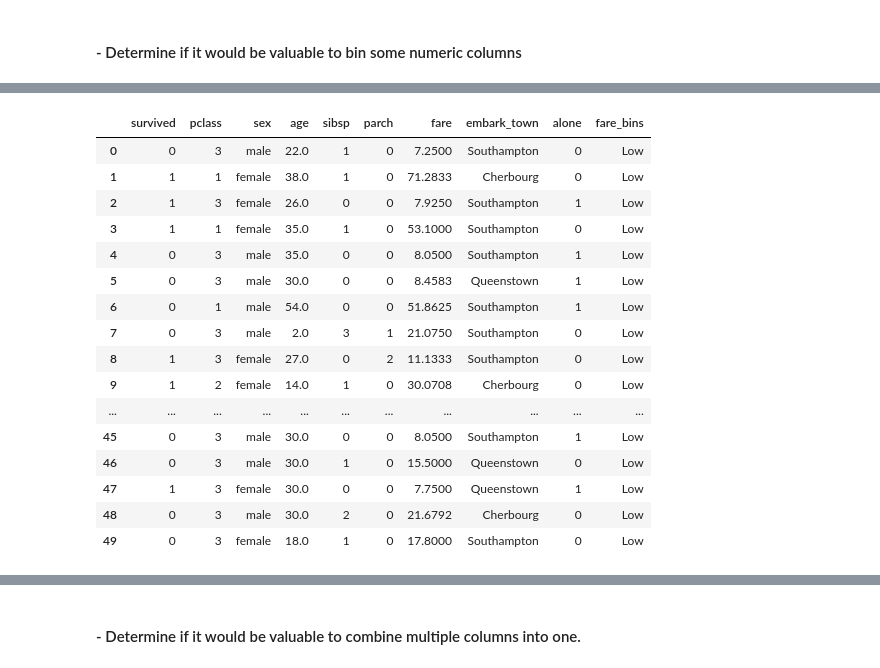
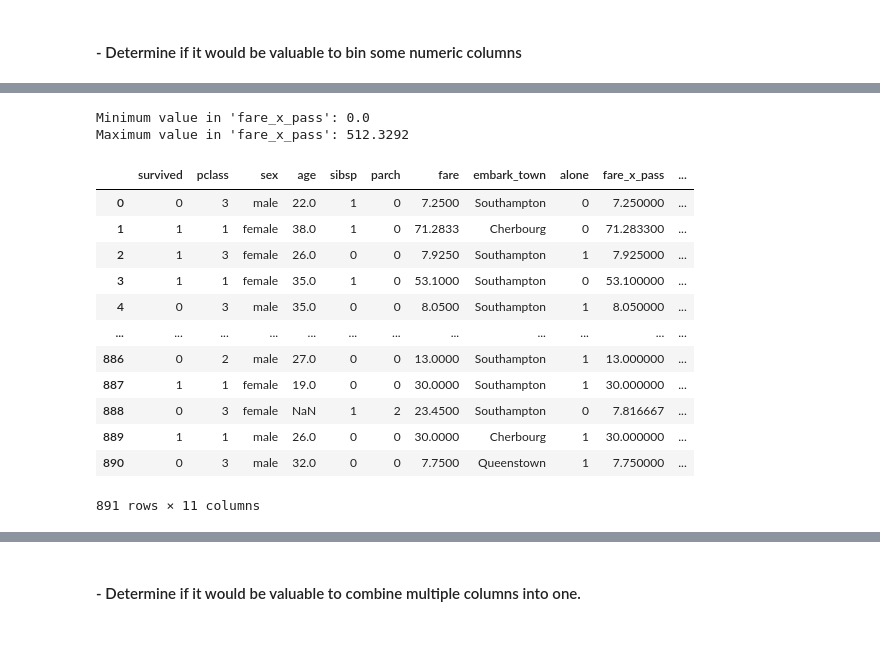
Before and after one commit to Segura-Jorge/classification-exercises, a Jupyter notebook: explore.ipynb, the cells around one changed output, grey strips where cells are left out. Saved outputs shown, nothing was run; the diff lists cells and outputs as text; code cells hidden in the pictures; blank space fills up the shorter version.

```diff
--- a/explore.ipynb
+++ b/explore.ipynb
@@ -512,3 +512,6 @@ titanic.head()
 titanic.loc[:, 'embark_town'] = titanic.embark_town.fillna('Southampton')
 # %% [markdown]
 #### - Determine if it would be valuable to bin some numeric columns
+# %%
+# added a column that divides fare to the total in tickets bough in that transaction
+titanic['fare_x_pass'] = titanic['fare'] / (titanic['sibsp'] + titanic['parch'] + titanic['alone']).astype(float)
@@ -515,31 +538,32 @@ titanic.loc[:, 'embark_town'] = titanic.embark_town.fillna('Southampton')
+# %%
+# Check the range of your data:
+min_val = titanic['fare_x_pass'].min()
+max_val = titanic['fare_x_pass'].max()
+
+print(f"Minimum value in 'fare_x_pass': {min_val}")
+print(f"Maximum value in 'fare_x_pass': {max_val}")
+# %% [output]
+Minimum value in 'fare_x_pass': 0.0
+Maximum value in 'fare_x_pass': 512.3292
 # %%
-# will try to bin fare
-titanic = acq.prep_titanic(acq.get_titanic_data())
-# Define custom bin edges
-bin_edges = [0, 10, 25, 1000]  # Change these values as needed
+# Adjust bin edges if necessary based on the min and max values
+bin_edges = [-1, 9, 26, 520]
 
-# Create bins for 'fare' based on custom bin edges
-titanic['fare_bins'] = pd.cut(titanic['fare'], bins=bin_edges, labels=['Low', 'Medium', 'High'], right=False)
+# Create bins for 'fare_x_pass' based on custom bin edges
+titanic['fare_bins'] = pd.cut(titanic['fare_x_pass'], bins=bin_edges, labels=['Low', 'Medium', 'High'], right=False)
 
-# Create bins for 'fare'
-titanic['fare_bins'] = pd.cut(titanic['fare'], bins=3, labels=['Low', 'Medium', 'High'])
-
-titanic.head(50)
+titanic
 # %% [output]
-|  | survived | pclass | sex | age | sibsp | parch | fare | embark_town | alone | fare_bins |
-| 0 | 0 | 3 | male | 22.0 | 1 | 0 | 7.2500 | Southampton | 0 | Low |
-| 1 | 1 | 1 | female | 38.0 | 1 | 0 | 71.2833 | Cherbourg | 0 | Low |
-| 2 | 1 | 3 | female | 26.0 | 0 | 0 | 7.9250 | Southampton | 1 | Low |
-| 3 | 1 | 1 | female | 35.0 | 1 | 0 | 53.1000 | Southampton | 0 | Low |
-| 4 | 0 | 3 | male | 35.0 | 0 | 0 | 8.0500 | Southampton | 1 | Low |
-| 5 | 0 | 3 | male | 30.0 | 0 | 0 | 8.4583 | Queenstown | 1 | Low |
-| 6 | 0 | 1 | male | 54.0 | 0 | 0 | 51.8625 | Southampton | 1 | Low |
-| 7 | 0 | 3 | male | 2.0 | 3 | 1 | 21.0750 | Southampton | 0 | Low |
-| 8 | 1 | 3 | female | 27.0 | 0 | 2 | 11.1333 | Southampton | 0 | Low |
-| 9 | 1 | 2 | female | 14.0 | 1 | 0 | 30.0708 | Cherbourg | 0 | Low |
-| ... | ... | ... | ... | ... | ... | ... | ... | ... | ... | ... |
-| 45 | 0 | 3 | male | 30.0 | 0 | 0 | 8.0500 | Southampton | 1 | Low |
-| 46 | 0 | 3 | male | 30.0 | 1 | 0 | 15.5000 | Queenstown | 0 | Low |
-| 47 | 1 | 3 | female | 30.0 | 0 | 0 | 7.7500 | Queenstown | 1 | Low |
-| 48 | 0 | 3 | male | 30.0 | 2 | 0 | 21.6792 | Cherbourg | 0 | Low |
-| 49 | 0 | 3 | female | 18.0 | 1 | 0 | 17.8000 | Southampton | 0 | Low |
+|  | survived | pclass | sex | age | sibsp | parch | fare | embark_town | alone | fare_x_pass | ... |
+| 0 | 0 | 3 | male | 22.0 | 1 | 0 | 7.2500 | Southampton | 0 | 7.250000 | ... |
+| 1 | 1 | 1 | female | 38.0 | 1 | 0 | 71.2833 | Cherbourg | 0 | 71.283300 | ... |
+| 2 | 1 | 3 | female | 26.0 | 0 | 0 | 7.9250 | Southampton | 1 | 7.925000 | ... |
+| 3 | 1 | 1 | female | 35.0 | 1 | 0 | 53.1000 | Southampton | 0 | 53.100000 | ... |
+| 4 | 0 | 3 | male | 35.0 | 0 | 0 | 8.0500 | Southampton | 1 | 8.050000 | ... |
+| ... | ... | ... | ... | ... | ... | ... | ... | ... | ... | ... | ... |
+| 886 | 0 | 2 | male | 27.0 | 0 | 0 | 13.0000 | Southampton | 1 | 13.000000 | ... |
+| 887 | 1 | 1 | female | 19.0 | 0 | 0 | 30.0000 | Southampton | 1 | 30.000000 | ... |
+| 888 | 0 | 3 | female | NaN | 1 | 2 | 23.4500 | Southampton | 0 | 7.816667 | ... |
+| 889 | 1 | 1 | male | 26.0 | 0 | 0 | 30.0000 | Cherbourg | 1 | 30.000000 | ... |
+| 890 | 0 | 3 | male | 32.0 | 0 | 0 | 7.7500 | Queenstown | 1 | 7.750000 | ... |
+891 rows × 11 columns
```
Also changed, not shown: parts of 8 cells of this notebook, 3 other files.
